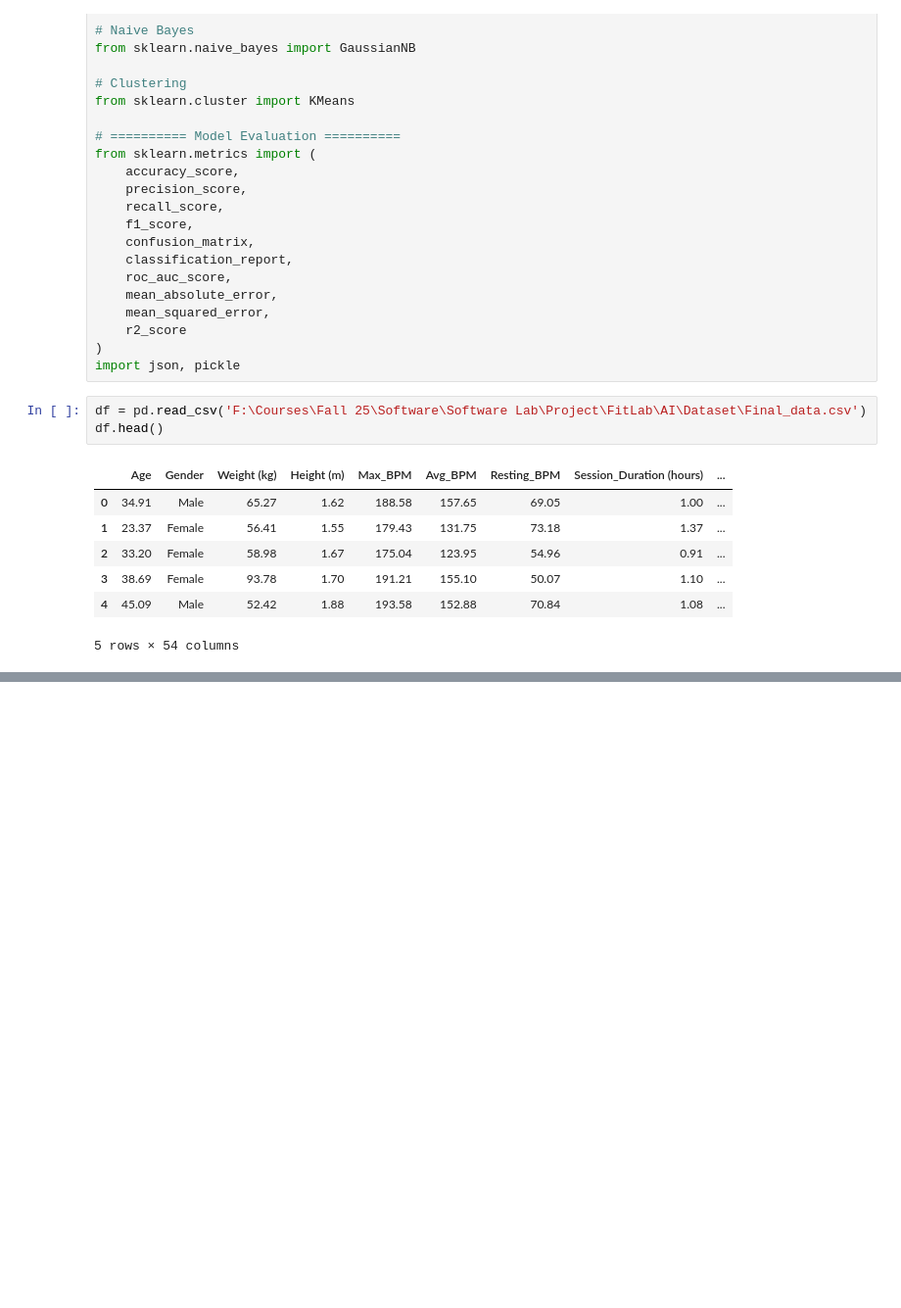
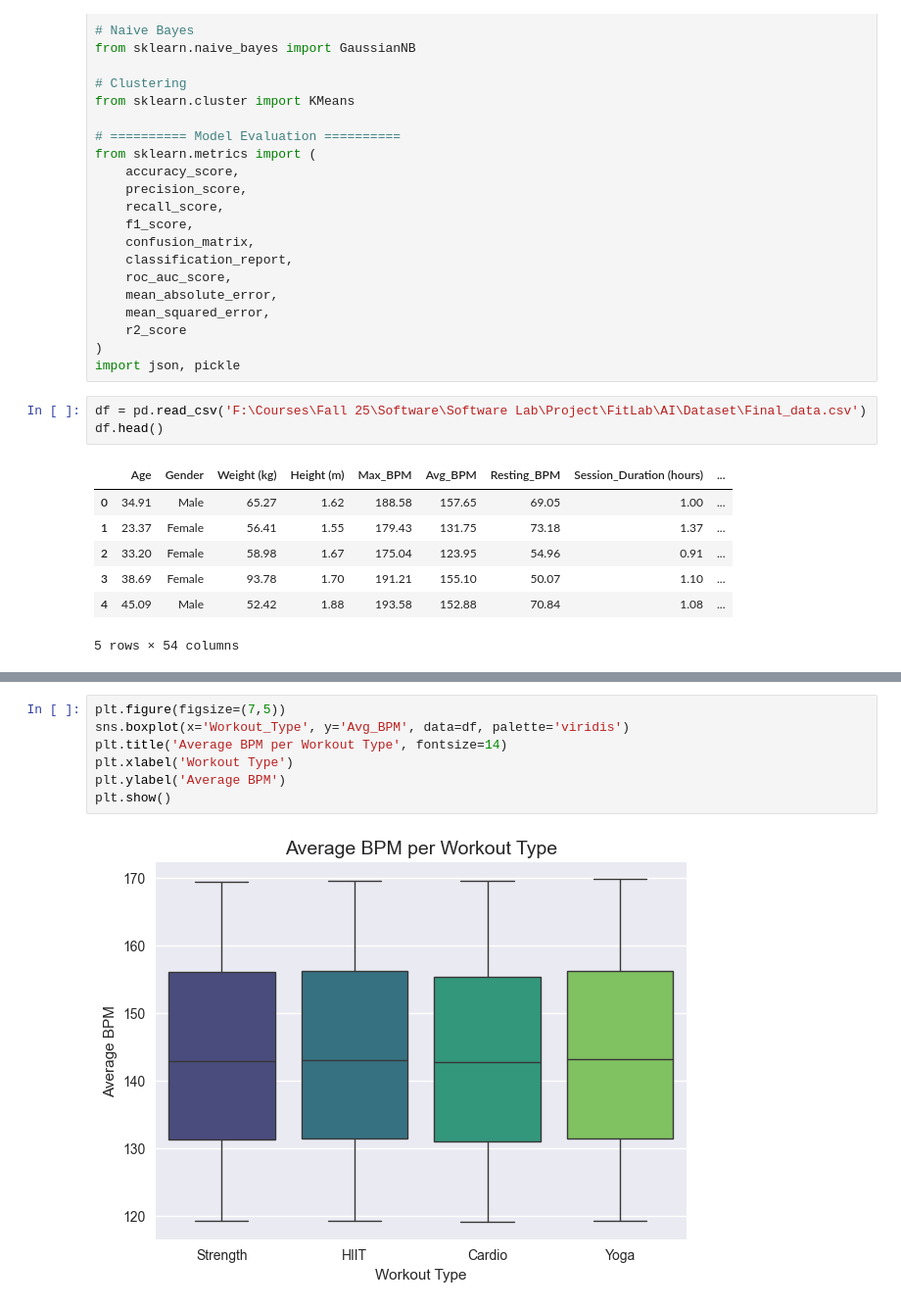
Before and after one commit to murad-02/FitLab, a Jupyter notebook: AI/Fit.ipynb, the cells around one changed output, grey strips where cells are left out. Shown: that part at 98% size. Saved outputs shown, nothing was run; the diff lists cells and outputs as text; blank space fills up the shorter version.

```diff
--- a/AI/Fit.ipynb
+++ b/AI/Fit.ipynb
@@ -91,0 +185,9 @@ df.columns
+# %%
+plt.figure(figsize=(7,5))
+sns.boxplot(x='Workout_Type', y='Avg_BPM', data=df, palette='viridis')
+plt.title('Average BPM per Workout Type', fontsize=14)
+plt.xlabel('Workout Type')
+plt.ylabel('Average BPM')
+plt.show()
+# %% [output]
+[figure, added]
```
Also changed, not shown: parts of 13 cells of this notebook.
